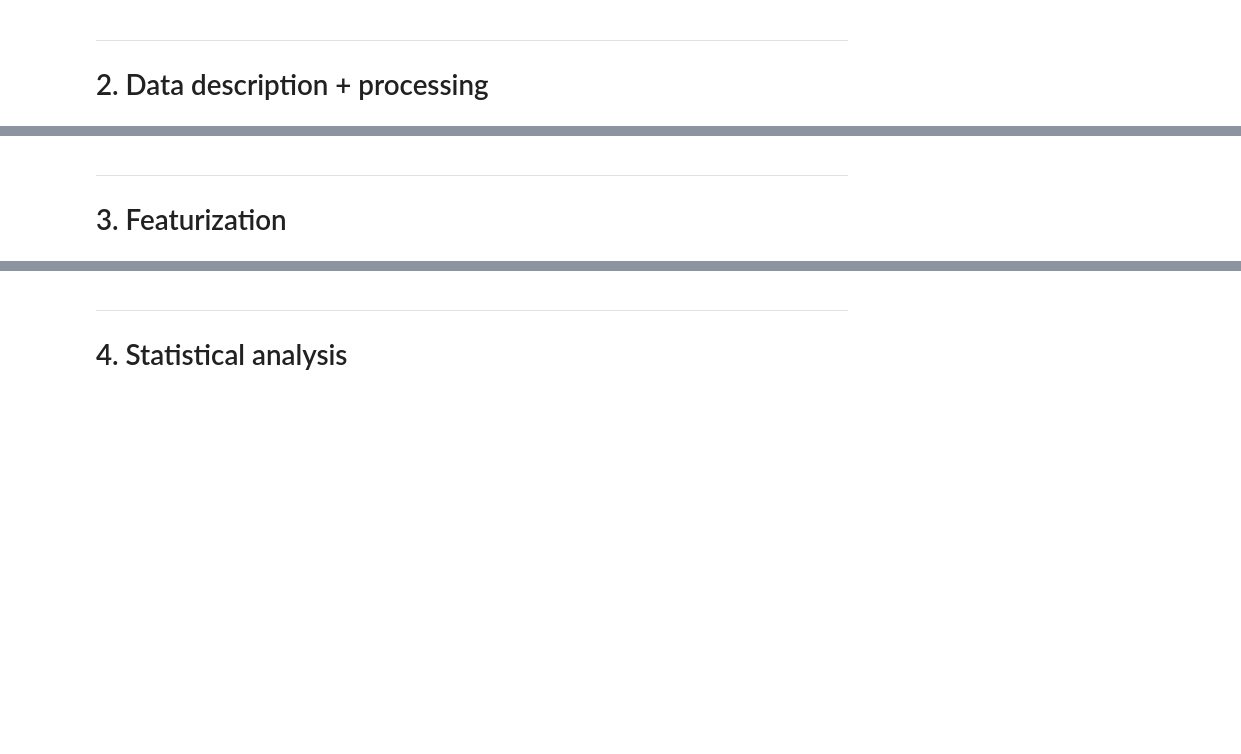
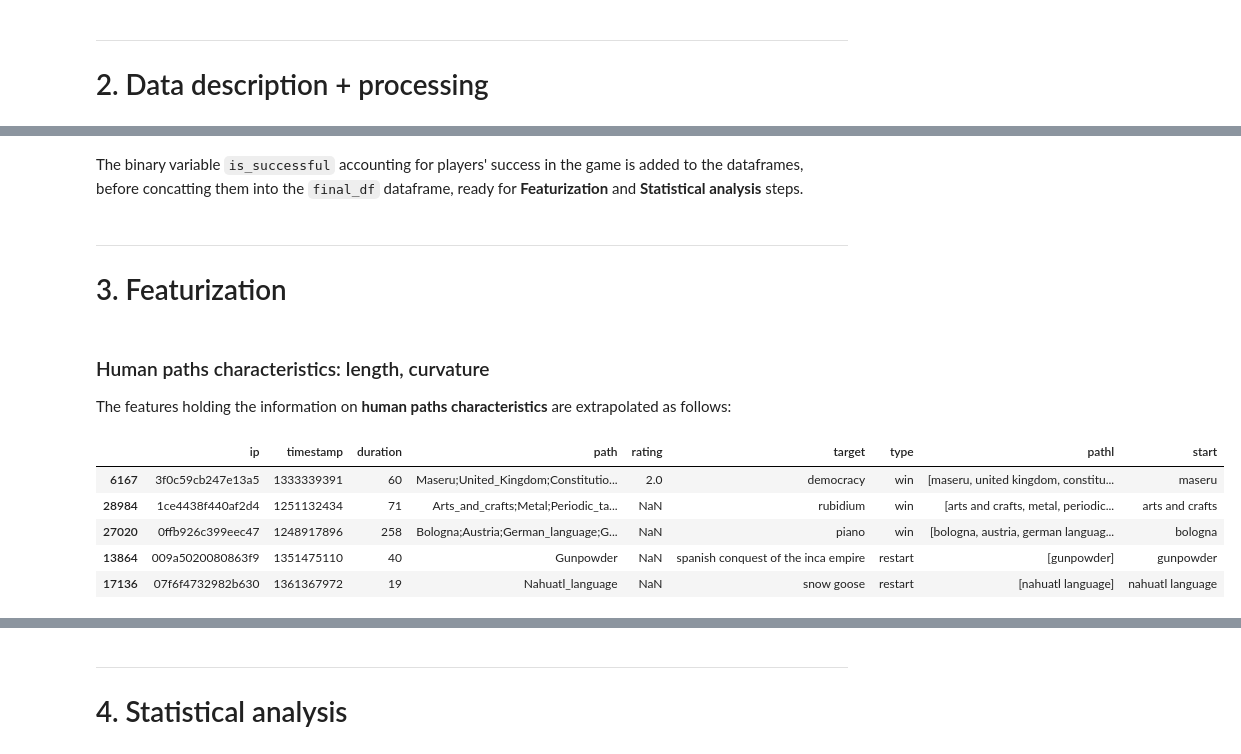
Before and after one commit to epfl-ada/ada-2022-project-theadalyzers, a Jupyter notebook: project_adalyzers.ipynb, the cells around one changed output, grey strips where cells are left out. Drawn from its saved outputs; the diff is of its cells as text; code cells hidden in the pictures; blank space fills up the shorter version.

```diff
--- a/project_adalyzers.ipynb
+++ b/project_adalyzers.ipynb
@@ -41,0 +387,2 @@ Here, we will answer these questions by exploring a database of over 100k record
+# %% [markdown]
+The binary variable `is_successful` accounting for players' success in the game is added to the dataframes, before concatting them into the `final_df` dataframe, ready for **Featurization** and **Statistical analysis** steps.
@@ -43,3 +404,73 @@ Here, we will answer these questions by exploring a database of over 100k record
 ---
 
 # 3. Featurization
+# %% [markdown]
+### Human paths characteristics: length, curvature
+
+The features holding the information on **human paths characteristics** are extrapolated as follows:
+# %%
+# Load graph
+
+df_links = (pd.read_csv(data_path + "wikispeedia_paths-and-graph/links.tsv",
+                        skiprows=12,
+                        sep="\t",
+                        header=None)
+            .applymap(str_url_format)
+            .rename(columns={0:"src",
+                             1:"tgt"})
+           )
+
+def split_decode_path(path):
+    return list(map(
+        str_url_format,
+        path.split(";")
+    ))
+
+df_paths_success = (pd.read_csv(data_path + "wikispeedia_paths-and-graph/paths_finished.tsv",
+                          skiprows=15,
+                          sep="\t",
+                          header=None)
+                    .rename(columns={0:"ip",
+                                     1:"timestamp",
+                                     2:"duration",
+                                     3:"path",
+                                     4:"rating"})
+         )
+# Create a "target" col
+df_paths_success["target"] = (df_paths_success["path"]
+                              .apply(lambda x: (str_url_format(x)
+                                                .split(";")[-1])))
+df_paths_success["type"] = "win"
+
+
+df_paths_fail = (pd.read_csv(data_path + "wikispeedia_paths-and-graph/paths_unfinished.tsv",
+                             skiprows=16,
+                             sep="\t",
+                             header=None)
+                 .rename(columns={0:"ip",
+                                  1:"timestamp",
+                                  2:"duration",
+                                  3:"path",
+                                  4:"target",
+                                  5:"type"})
+             )
+
+# Join dfs to get a full df with all paths
+df_paths = pd.concat([df_paths_success,
+                      df_paths_fail])
+
+# Get path list
+df_paths["pathl"] = df_paths["path"].apply(split_decode_path)
+# Decode target from url
+df_paths["target"] = df_paths["target"].apply(str_url_format)
+# Get starting node
+df_paths["start"] = df_paths["pathl"].apply(lambda x:x[0])
+
+df_paths.sample(5)
+# %% [output]
+|  | ip | timestamp | duration | path | rating | target | type | pathl | start |
+| 6167 | 3f0c59cb247e13a5 | 1333339391 | 60 | Maseru;United_Kingdom;Constitutio... | 2.0 | democracy | win | [maseru, united kingdom, constitu... | maseru |
+| 28984 | 1ce4438f440af2d4 | 1251132434 | 71 | Arts_and_crafts;Metal;Periodic_ta... | NaN | rubidium | win | [arts and crafts, metal, periodic... | arts and crafts |
+| 27020 | 0ffb926c399eec47 | 1248917896 | 258 | Bologna;Austria;German_language;G... | NaN | piano | win | [bologna, austria, german languag... | bologna |
+| 13864 | 009a5020080863f9 | 1351475110 | 40 | Gunpowder | NaN | spanish conquest of the inca empire | restart | [gunpowder] | gunpowder |
+| 17136 | 07f6f4732982b630 | 1361367972 | 19 | Nahuatl_language | NaN | snow goose | restart | [nahuatl language] | nahuatl language |
```
Also changed, not shown: parts of 41 cells of this notebook, 2 other files.
